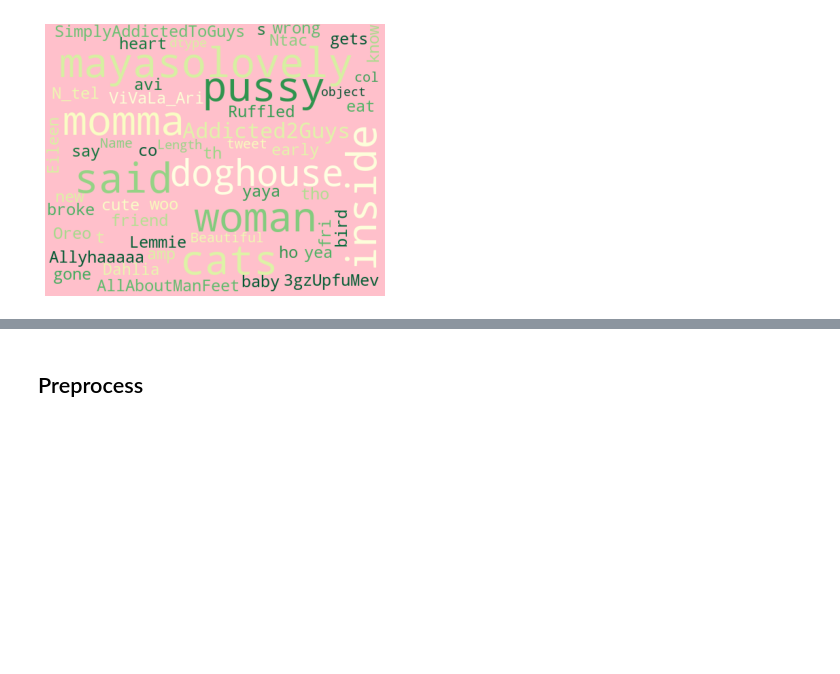
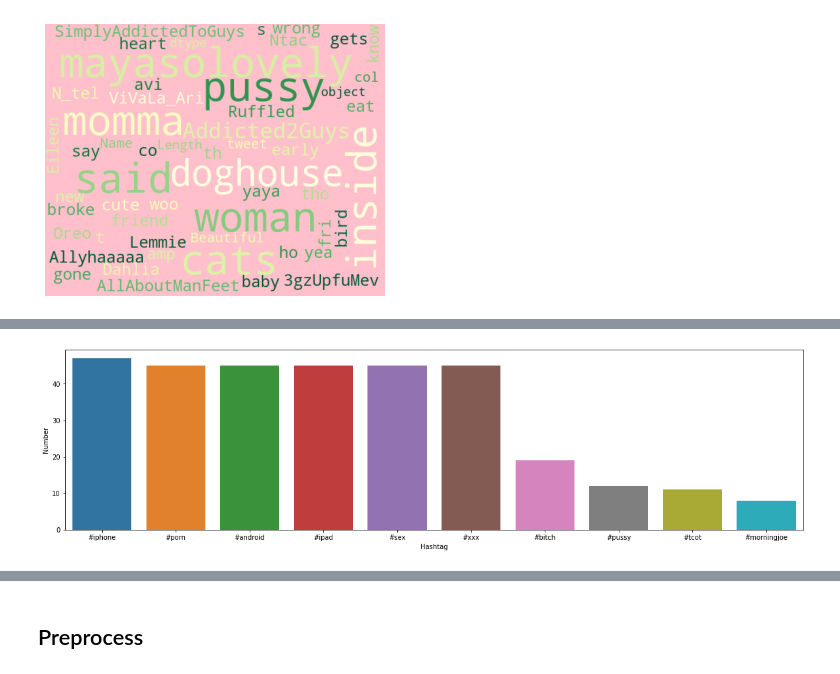
Before and after one commit to Anpan981025/ML_groupproject, a Jupyter notebook: hate_speech_classifier.ipynb, the cells around one changed output, grey strips where cells are left out. Drawn from its saved outputs; the diff is of its cells as text; code cells hidden in the pictures; blank space fills up the shorter version.

Commit message:
update hashtag analysis

```diff
--- a/hate_speech_classifier.ipynb
+++ b/hate_speech_classifier.ipynb
@@ -144,0 +147,25 @@ plt.axis("off")
+# %%
+# collect hashtags
+def collect_hashtags(tweet):
+    hts = []
+    for i in tweet:
+        ht = re.findall(r"#[a-zA-Z]+",i)
+        hts.append(ht)
+    return hts
+# %%
+# hashtags from different kinds of tweets
+ht_off = collect_hashtags(dataset['tweet'][dataset['class']==1])
+ht_hate = collect_hashtags(dataset['tweet'][dataset['class']==0])
+ht_neither = collect_hashtags(dataset['tweet'][dataset['class']==2])
+# %%
+ht_off = sum(ht_off,[])
+ht_hate = sum(ht_hate,[])
+ht_neither = sum(ht_neither,[])
+# %%
+freq_off = nltk.FreqDist(ht_off)
+df_off = pd.DataFrame(
+    {
+        'Hashtag':list(freq_off.keys()),
+        'Number':list(freq_off.values())
+    }
+)
@@ -144,0 +188,9 @@ plt.axis("off")
+# %%
+import seaborn as sns
+# pick 10 most frequently used hashtags in each class
+df_off = df_off.nlargest(columns="Number", n = 10)
+plt.figure(figsize=(20,5))
+ax = sns.barplot(data=df_off, x= "Hashtag", y = "Number")
+plt.show()
+# %% [output]
+[figure, added]
```
Also changed, not shown: parts of 8 cells of this notebook.
